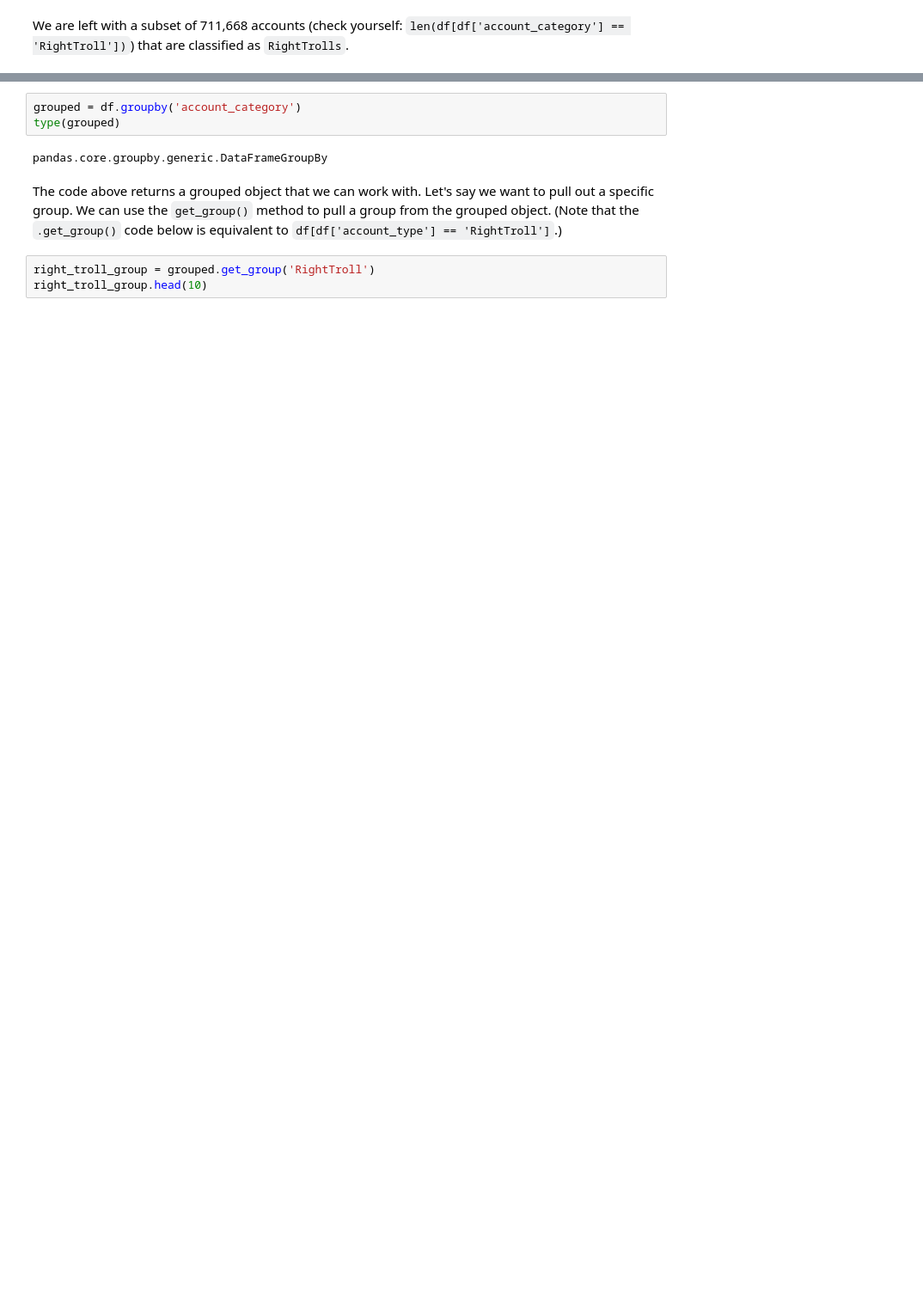
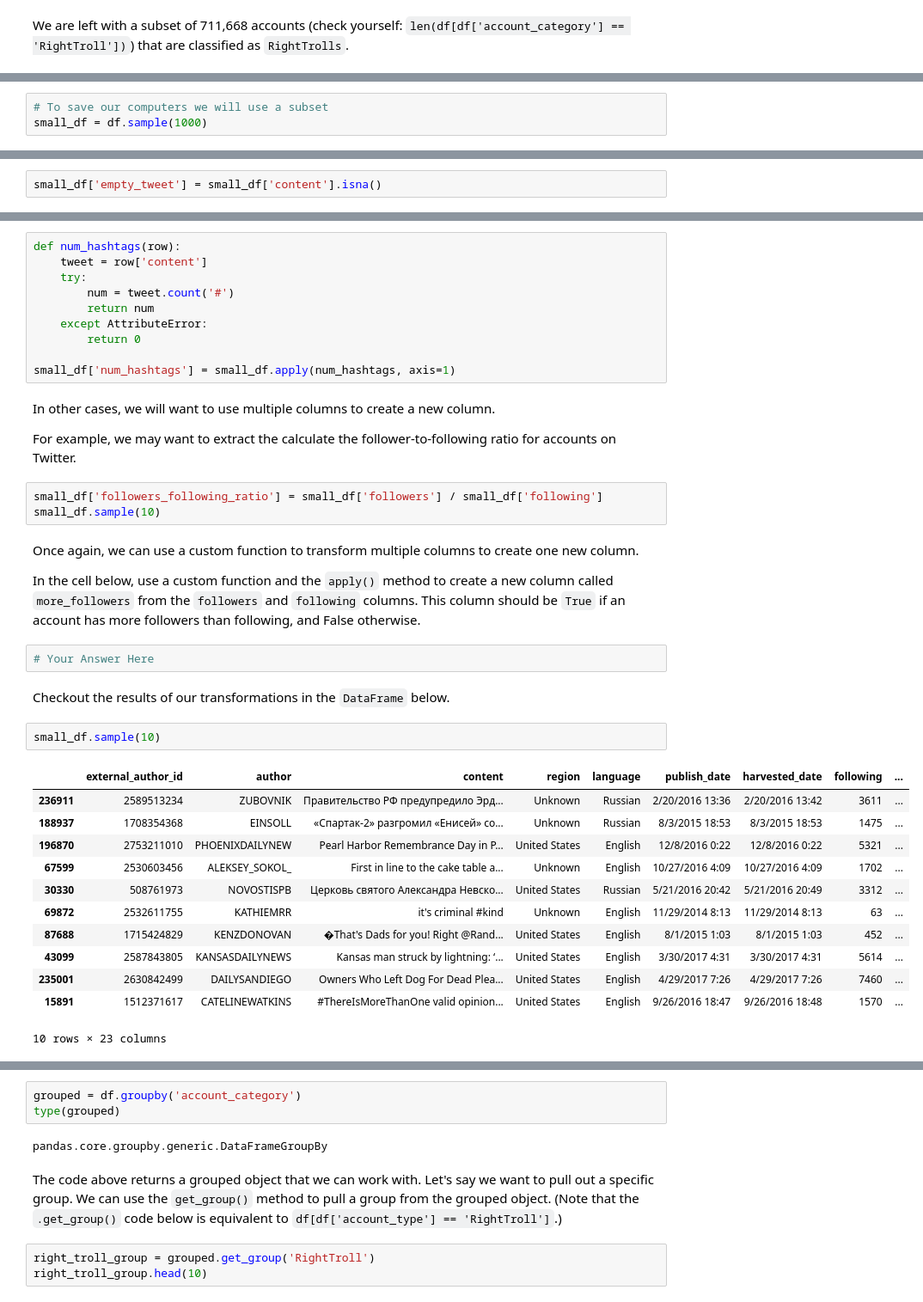
Before and after one commit to mclevey/GESIS_2020_Fundamentals, a Jupyter notebook: 03_pandas.ipynb, the cells around one changed output, grey strips where cells are left out. Shown at 86% size. Drawn from its saved outputs; the diff is of its cells as text; blank space fills up the shorter version.

```diff
--- a/03_pandas.ipynb
+++ b/03_pandas.ipynb
@@ -467,0 +476,3 @@ We are left with a subset of 711,668 accounts (check yourself: `len(df[df['accou
+# %%
+# To save our computers we will use a subset
+small_df = df.sample(1000)
@@ -467,0 +483,2 @@ We are left with a subset of 711,668 accounts (check yourself: `len(df[df['accou
+# %%
+small_df['empty_tweet'] = small_df['content'].isna()
@@ -467,0 +489,40 @@ We are left with a subset of 711,668 accounts (check yourself: `len(df[df['accou
+# %%
+def num_hashtags(row):
+    tweet = row['content']
+    try:
+        num = tweet.count('#')
+        return num
+    except AttributeError:
+        return 0
+
+small_df['num_hashtags'] = small_df.apply(num_hashtags, axis=1)
+# %% [markdown]
+In other cases, we will want to use multiple columns to create a new column.
+
+For example, we may want to extract the  calculate the follower-to-following ratio for accounts on Twitter.
+# %%
+small_df['followers_following_ratio'] = small_df['followers'] / small_df['following']
+small_df.sample(10)
+# %% [markdown]
+Once again, we can use a custom function to transform multiple columns to create one new column.
+
+In the cell below, use a custom function and the `apply()` method to create a new column called `more_followers` from the `followers` and `following` columns. This column should be `True` if an account has more followers than following, and False otherwise.
+# %%
+# Your Answer Here
+# %% [markdown]
+Checkout the results of our transformations in the `DataFrame` below.
+# %%
+small_df.sample(10)
+# %% [output]
+|  | external_author_id | author | content | region | language | publish_date | harvested_date | following | ... |
+| 236911 | 2589513234 | ZUBOVNIK | Правительство РФ предупредило Эрд... | Unknown | Russian | 2/20/2016 13:36 | 2/20/2016 13:42 | 3611 | ... |
+| 188937 | 1708354368 | EINSOLL | «Спартак-2» разгромил «Енисей» со... | Unknown | Russian | 8/3/2015 18:53 | 8/3/2015 18:53 | 1475 | ... |
+| 196870 | 2753211010 | PHOENIXDAILYNEW | Pearl Harbor Remembrance Day in P... | United States | English | 12/8/2016 0:22 | 12/8/2016 0:22 | 5321 | ... |
+| 67599 | 2530603456 | ALEKSEY_SOKOL_ | First in line to the cake table a... | Unknown | English | 10/27/2016 4:09 | 10/27/2016 4:09 | 1702 | ... |
+| 30330 | 508761973 | NOVOSTISPB | Церковь святого Александра Невско... | United States | Russian | 5/21/2016 20:42 | 5/21/2016 20:49 | 3312 | ... |
+| 69872 | 2532611755 | KATHIEMRR | it's criminal #kind | Unknown | English | 11/29/2014 8:13 | 11/29/2014 8:13 | 63 | ... |
+| 87688 | 1715424829 | KENZDONOVAN | �That's Dads for you! Right @Rand... | United States | English | 8/1/2015 1:03 | 8/1/2015 1:03 | 452 | ... |
+| 43099 | 2587843805 | KANSASDAILYNEWS | Kansas man struck by lightning: ‘... | United States | English | 3/30/2017 4:31 | 3/30/2017 4:31 | 5614 | ... |
+| 235001 | 2630842499 | DAILYSANDIEGO | Owners Who Left Dog For Dead Plea... | United States | English | 4/29/2017 7:26 | 4/29/2017 7:26 | 7460 | ... |
+| 15891 | 1512371617 | CATELINEWATKINS | #ThereIsMoreThanOne valid opinion... | United States | English | 9/26/2016 18:47 | 9/26/2016 18:48 | 1570 | ... |
+10 rows × 23 columns
```
Also changed, not shown: parts of 55 cells of this notebook.
